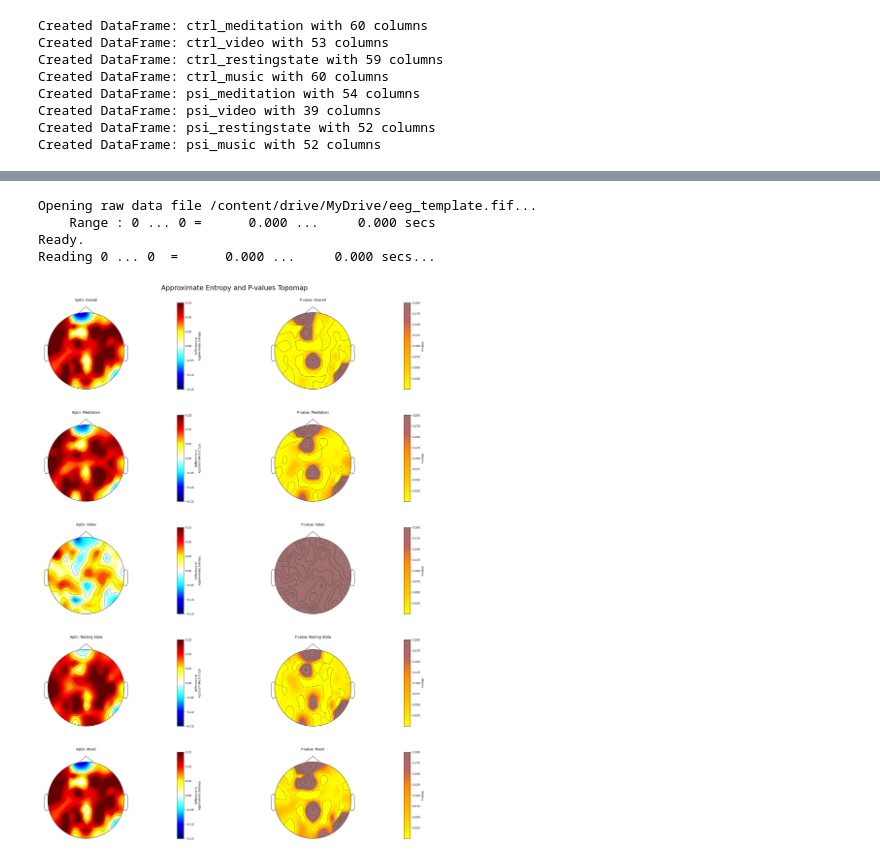
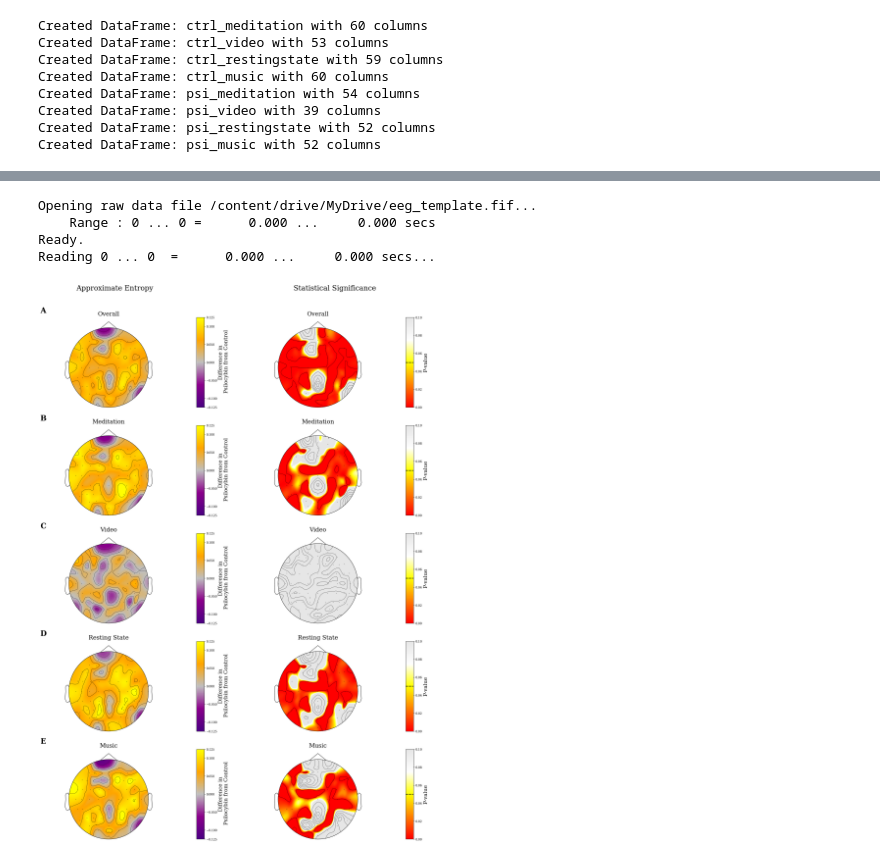
Before and after one commit to filipnovicky/Entropic_psilocybin, a Jupyter notebook: Approximate_Entropy.ipynb, the cells around one changed output, grey strips where cells are left out. Cells and saved outputs as stored; diff of their text form; code cells hidden in the pictures.

```diff
--- a/Approximate_Entropy.ipynb
+++ b/Approximate_Entropy.ipynb
@@ -157,7 +290,4 @@ result_matrix.to_csv('fdr_comparison_matrix_preserved_order.csv', index=False)
 # %%
-# EEG Topomap Visualization: ApEn differences and p-values across activities
-
-
 # Helper functions
 def prepare_data(data):
     return data[:len(info.ch_names)]
@@ -174,8 +304,12 @@ def plot_topomap(data, info, ax, title, vmin, vmax, cmap):
     im, _ = mne.viz.plot_topomap(data, info, axes=ax, show=False,
                                  cmap=cmap, sensors=True, contours=6,
                                  vlim=(vmin, vmax))
-    ax.set_title(title, fontsize=12)
+    ax.set_title(title, fontsize=20)
     return im
+
+# Set the font to Roman (Times New Roman)
+plt.rcParams['font.family'] = 'serif'
+plt.rcParams['font.serif'] = ['Times New Roman'] + plt.rcParams['font.serif']
 
 # Load EEG template and set up montage
 eeg_template = mne.io.read_raw_fif('/content/drive/MyDrive/eeg_template.fif', preload=True)
@@ -184,69 +318,82 @@ info = mne.create_info(ch_names=montage.ch_names[:64], sfreq=eeg_template.info['
 info.set_montage(montage)
 
 # Prepare data
-pvalue_df = prepare_pvalue_data(result_matrix)  # Ensure result_matrix is provided
+pvalue_df = prepare_pvalue_data(result_matrix)
 
-# Custom colormaps
-apen_cmap = LinearSegmentedColormap.from_list("custom_apen", ['#000066', '#0000FF', '#00FFFF', '#FFFFFF', '#FFFF00', '#FF0000', '#660000'], N=100)
-pvalue_cmap = LinearSegmentedColormap.from_list("custom_pvalue", ['#FFFF00', '#FFD000', '#FFAE00', '#FF8C00', '#C06060', '#A07070'], N=100)
+apen_cmap = LinearSegmentedColormap.from_list("custom_apen", ['#4B0082', '#8B008B', '#C0C0C0', '#FFA500', '#FFFF00'], N=100)
+
+pvalue_cmap = LinearSegmentedColormap.from_list("custom_pvalue",
+    ['#FF0000', '#FF8000', '#FFFF00', '#FFFFFF', '#E6E6E6'], N=100)
 
 # Set up plot
-fig = plt.figure(figsize=(24, 30))
-gs = fig.add_gridspec(5, 6, width_ratios=[10, 0.5, 1, 10, 0.5, 1], height_ratios=[1, 1, 1, 1, 1])
+fig = plt.figure(figsize=(26, 32))
+gs = fig.add_gridspec(5, 7, width_ratios=[0.5, 10, 0.5, 1, 10, 0.5, 1], height_ratios=[1, 1, 1, 1, 1])
+
+# Helper functions (keep all your existing helper functions)
+
+# Setup (keep all your existing setup code until the activities definition)
 
 activities = ['Overall', 'Meditation', 'Video', 'Resting State', 'Music']
 
-# Calculate differences for non-overall activities
-all_diffs = [calculate_difference(new_dfs[f'psi_{act.lower().replace(" ", "")}'],
-                                  new_dfs[f'ctrl_{act.lower().replace(" ", "")}'])
-             for act in activities[1:]]
-all_diffs = [prepare_data(diff) for diff in all_diffs]
+# Remove the problematic all_diffs calculation and directly start with plotting
+apen_vmin, apen_vmax = -0.125, 0.125
+pvalue_vmin, pvalue_vmax = pvalue_df.min().min(), 0.1
 
-apen_vmin, apen_vmax = -0.15, 0.15
-pvalue_vmin, pvalue_vmax = pvalue_df.min().min(), 0.2
+diff_means = calculate_difference(df_psi, df_ctrl)
+
+# Add column titles
+fig.text(0.31, 0.92, 'Approximate Entropy', fontsize=24, ha='center')
+fig.text(0.71, 0.92, 'Statistical Significance', fontsize=24, ha='center')
 
 # Plot topomaps
 for i, activity in enumerate(activities):
+    # Add row label
+    fig.text(0.18, 0.89 - i*0.159, chr(65+i), fontsize=25, ha='center', va='center', weight='bold')
+
     # Prepare ApEn data
     if activity == 'Overall':
         apen_data = prepare_data(diff_means.to_numpy().reshape(-1))
     else:
-        psi_df = new_dfs[f'psi_{activity.lower().replace(" ", "")}']
-        ctrl_df = new_dfs[f'ctrl_{activity.lower().replace(" ", "")}']
-        apen_data = prepare_data(calculate_difference(psi_df, ctrl_df).to_numpy().reshape(-1))
+        activity_name = activity.lower().replace(" ", "")
+        psi_cols = [col for col in df_psi.columns if activity_name in col.lower()]
+        ctrl_cols = [col for col in df_ctrl.columns if activity_name in col.lower()]
+        apen_data = prepare_data(calculate_difference(
+            df_psi[psi_cols],
+            df_ctrl[ctrl_cols]
+        ).to_numpy().reshape(-1))
 
     # Plot ApEn
-    ax_apen = fig.add_subplot(gs[i, 0])
-    im_apen = plot_topomap(apen_data, info, ax_apen, f'ApEn: {activity}', apen_vmin, apen_vmax, apen_cmap)
-    cbar_apen = fig.colorbar(im_apen, cax=fig.add_subplot(gs[i, 1]), aspect=10)
-    cbar_apen.set_label('Difference in\nApproximate Entropy', fontsize=10)
+    ax_apen = fig.add_subplot(gs[i, 1])
+    im_apen = plot_topomap(apen_data, info, ax_apen, f'{activity}', apen_vmin, apen_vmax, apen_cmap)
+    cbar_apen = fig.colorbar(im_apen, cax=fig.add_subplot(gs[i, 2]), aspect=10)
+    cbar_apen.set_label('Difference in\n Psilocybin from Control', fontsize=18)
 
     # Plot p-values
-    ax_pvalue = fig.add_subplot(gs[i, 3])
-    im_pvalue = plot_topomap(pvalue_df[activity].values, info, ax_pvalue, f'P-value: {activity}', pvalue_vmin, pvalue_vmax, pvalue_cmap)
-    cbar_pvalue = fig.colorbar(im_pvalue, cax=fig.add_subplot(gs[i, 4]), aspect=10)
-    cbar_pvalue.set_label('P-value', fontsize=10)
+    ax_pvalue = fig.add_subplot(gs[i, 4])
+    im_pvalue = plot_topomap(pvalue_df[activity].values, info, ax_pvalue, f'{activity}',
+                             pvalue_vmin, pvalue_vmax, pvalue_cmap)
+    cbar_pvalue = fig.colorbar(im_pvalue, cax=fig.add_subplot(gs[i, 5]), aspect=10)
+    cbar_pvalue.set_label('P-value', fontsize=18)
 
-# Finalize and save plot
-fig.suptitle('Approximate Entropy and P-values Topomap', fontsize=24, y=0.98)
-plt.tight_layout()
-plt.subplots_adjust(top=0.95, left=0.05, right=0.95, bottom=0.05, hspace=0.3, wspace=0.5)
-plt.savefig('combined_apen_pvalue_topomap_individual_colorbars.png', dpi=300, bbox_inches='tight')
+    # Add a line to mark the significance threshold
+    cbar_pvalue.ax.axhline(y=0.05, color='k', linestyle='--', linewidth=2)
+
+plt.savefig('eeg_topomap_plot.png', dpi=300, bbox_inches='tight')
 plt.show()
 
 # Debug info
 print(f"EEG channels: {len(eeg_template.ch_names)}")
 for key, df in new_dfs.items():
     print(f"{key} shape: {df.shape}")
 print(f"P-value DataFrame shape: {pvalue_df.shape}")
 print(f"ApEn range: {apen_vmin} to {apen_vmax}")
 print(f"P-value range: {pvalue_vmin} to {pvalue_vmax}")
 # %% [output]
 Opening raw data file /content/drive/MyDrive/eeg_template.fif...
     Range : 0 ... 0 =      0.000 ...     0.000 secs
 Ready.
 Reading 0 ... 0  =      0.000 ...     0.000 secs...
-[figure, old version]
+[figure, new version]
 EEG channels: 64
 ctrl_meditation shape: (64, 60)
 ctrl_video shape: (64, 53)
```
Also changed, not shown: parts of 4 cells of this notebook, 1 other file.
